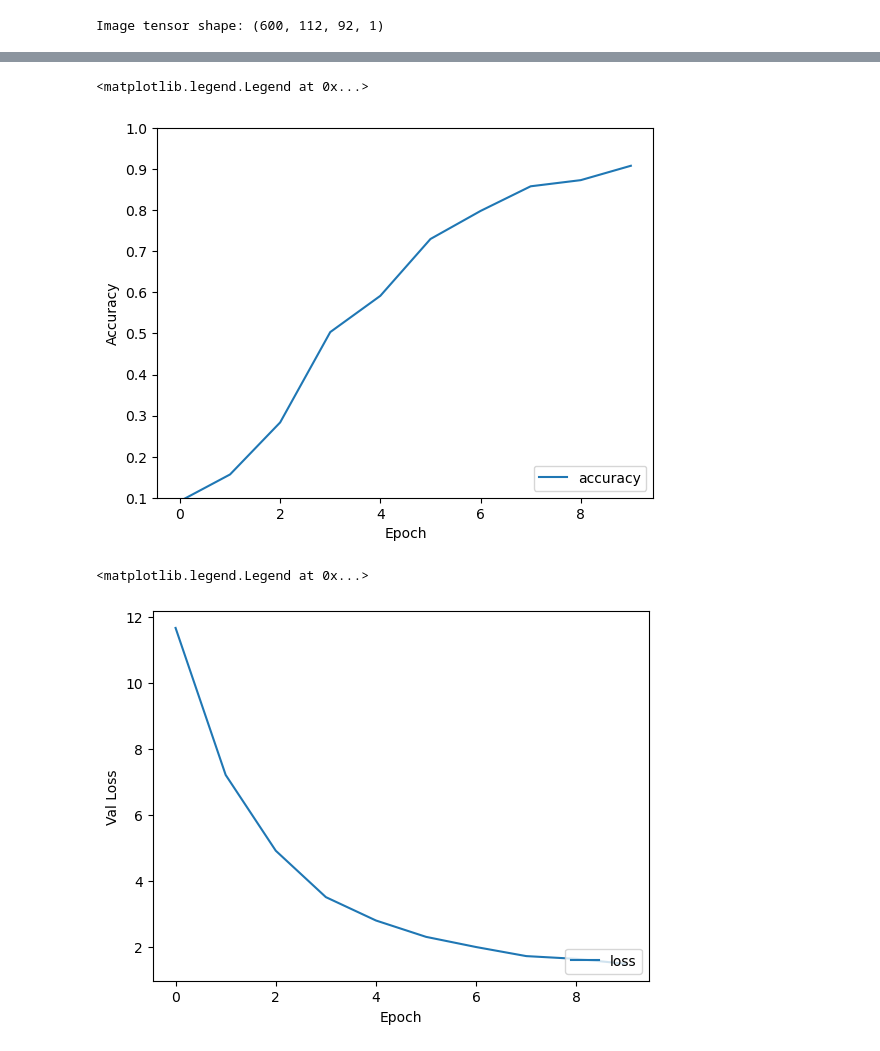
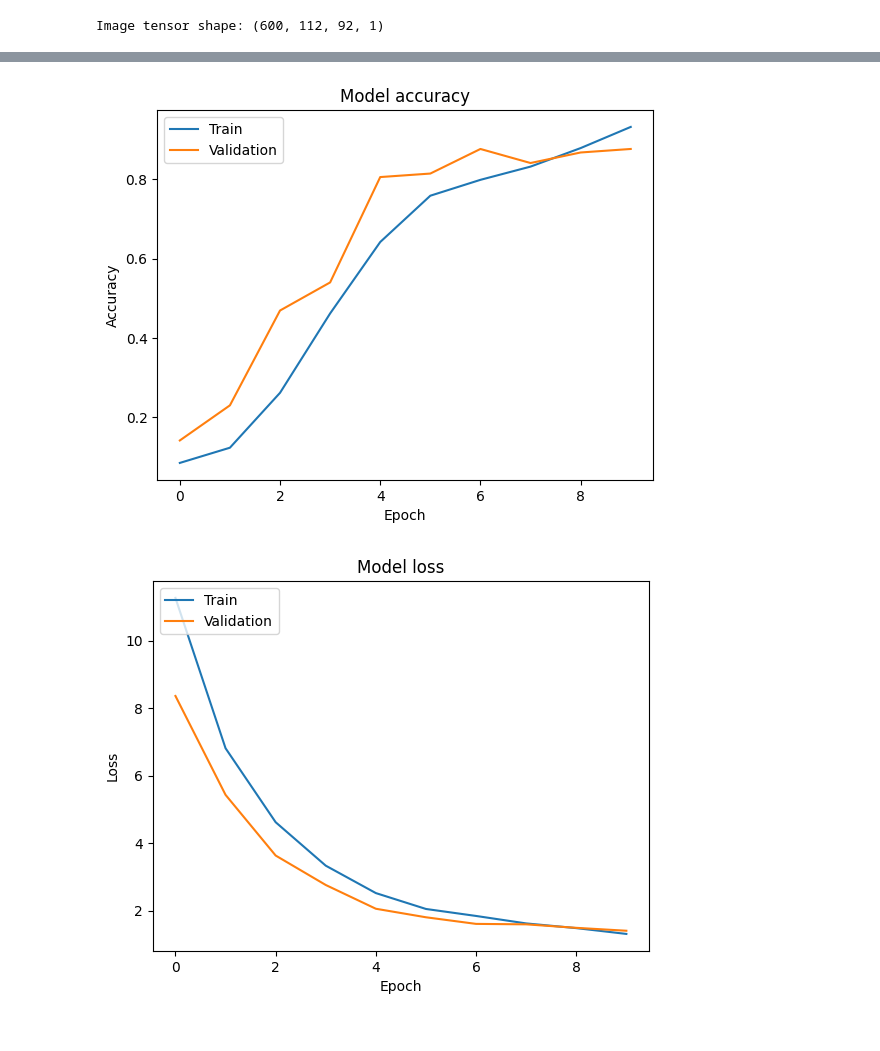
Before and after one commit to jsuaverd/COMP254-Assignments, a Jupyter notebook: CNN.ipynb, the cells around one changed output, grey strips where cells are left out. Saved outputs shown, nothing was run; the diff lists cells and outputs as text; code cells hidden in the pictures.

Commit message:
Update CNN and Validation dataset

```diff
--- a/CNN.ipynb
+++ b/CNN.ipynb
@@ -73,7 +61,7 @@ NUMBER_OF_TRAINING_IMAGES = 600
 # %%
 model = models.Sequential()
 
-model.add(Conv2D(32, kernel_size=(3, 3), activation='linear', input_shape=(IMAGE_WIDTH, IMAGE_HEIGHT, 1), padding='same'))
+model.add(Conv2D(32, kernel_size=(3, 3), activation='relu', input_shape=(IMAGE_WIDTH, IMAGE_HEIGHT, 1), padding='same'))
 model.add(MaxPooling2D((2, 2)))
 
 model.add(Conv2D(64, (3, 3), activation='relu', kernel_regularizer=regularizers.l2(l2=0.01)))
@@ -112,10 +104,19 @@ _________________________________________________________________
 # %%
-early_stopping = EarlyStopping()
+early_stopping = EarlyStopping(
+    monitor='val_loss',
+    patience=5,
+    verbose=1,
+    mode='auto',
+)
+
+model_checkpoint = ModelCheckpoint(
+    filepath='models/classifier/best_model.keras',
+    monitor='val_accuracy',
+    save_best_only=True,
+)
 # %%
 model.compile(
     loss='sparse_categorical_crossentropy',
     optimizer=optimizers.Adam(learning_rate=0.0003),
     metrics=["accuracy"]
 )
-# %%
-history = model.fit(reshaped_images, y_train, epochs=EPOCHS, batch_size=BATCH_SIZE, shuffle=True)
@@ -143,0 +123,2 @@ Epoch 10/10
+# %%
+history = model.fit(X_train, y_train, epochs=EPOCHS, batch_size=BATCH_SIZE, shuffle=True, validation_data=(X_val, y_val), callbacks=[early_stopping, model_checkpoint])
@@ -144,19 +146,20 @@ Epoch 10/10
 # %%
-plot_folder = "plot"
-plt.plot(history.history['accuracy'], label='accuracy')
+plt.plot(history.history['accuracy'])
+plt.plot(history.history['val_accuracy'])
+plt.title('Model accuracy')
+plt.ylabel('Accuracy')
 plt.xlabel('Epoch')
-plt.ylabel('Accuracy')
-plt.ylim([0.1, 1])
-plt.legend(loc='lower right')
+plt.legend(['Train', 'Validation'], loc='upper left')
+plt.show()
 # %% [output]
-<matplotlib.legend.Legend at 0x...>
-[figure, old version]
+[figure, new version]
 # %%
-plot_folder = "plot"
-plt.plot(history.history['loss'], label='loss')
+plt.plot(history.history['loss'])
+plt.plot(history.history['val_loss'])
+plt.title('Model loss')
+plt.ylabel('Loss')
 plt.xlabel('Epoch')
-plt.ylabel('Val Loss')
-plt.legend(loc='lower right')
+plt.legend(['Train', 'Validation'], loc='upper left')
+plt.show()
 # %% [output]
-<matplotlib.legend.Legend at 0x...>
-[figure, old version]
+[figure, new version]
```
Also changed, not shown: parts of 16 cells of this notebook, 3 other files.
